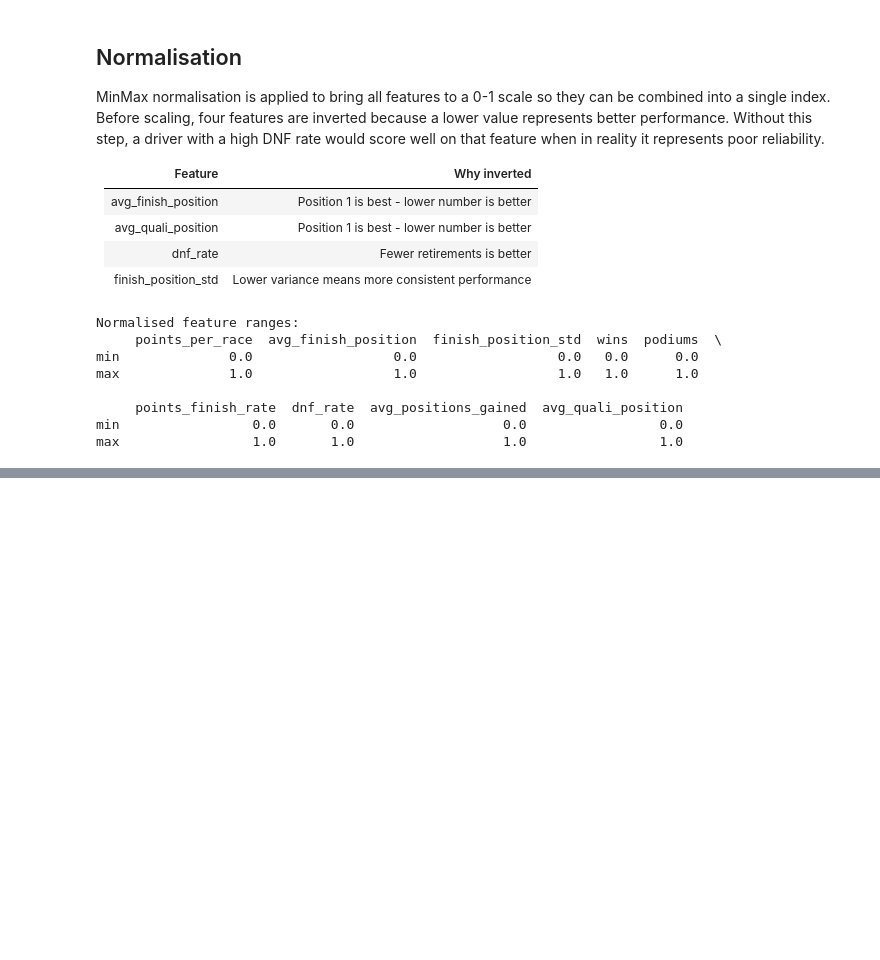
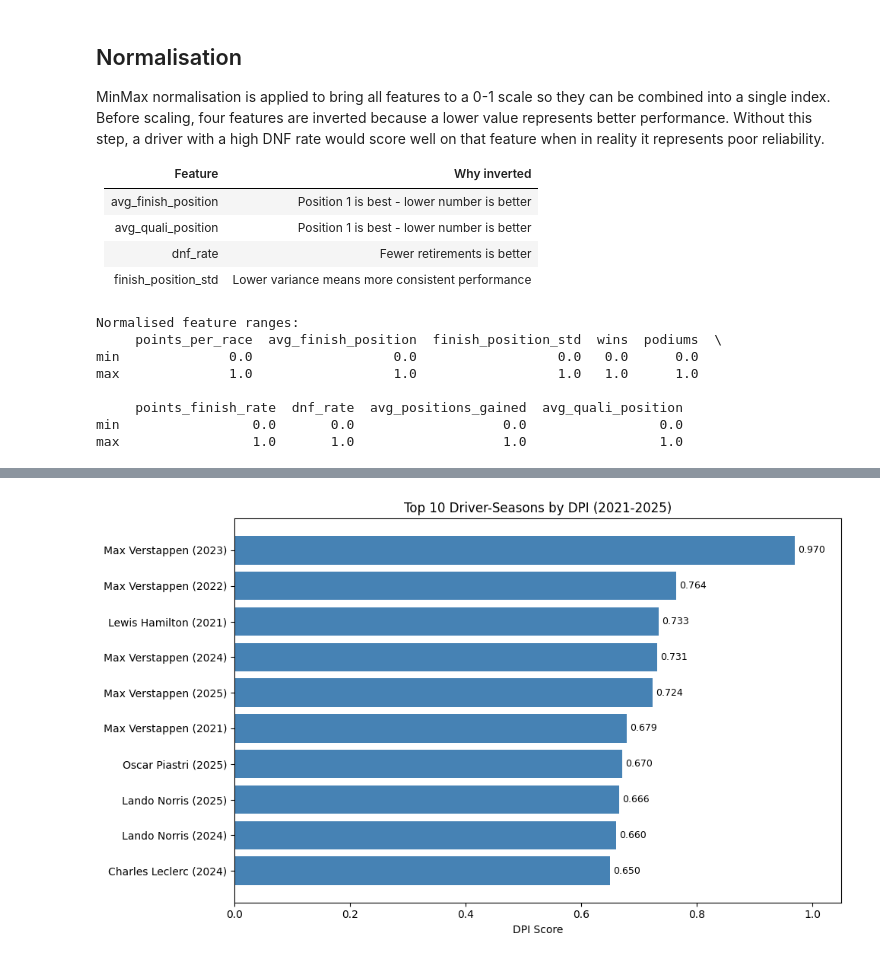
Before and after one commit to RichyJames/F1_RIchy_Odiase_Index, a Jupyter notebook: Notebooks/normalisation_weighting.ipynb, the cells around one changed output, grey strips where cells are left out. Saved outputs shown, nothing was run; the diff lists cells and outputs as text; code cells hidden in the pictures; blank space fills up the shorter version.

Commit message:
construct DPI using equal weighting and visualise top 10 driver-seasons

```diff
--- a/Notebooks/normalisation_weighting.ipynb
+++ b/Notebooks/normalisation_weighting.ipynb
@@ -68,0 +71,16 @@ max                 1.0       1.0                   1.0                 1.0
+# %%
+weight = 1 / len(index_features)
+norm_df['DPI'] = norm_df[index_features].sum(axis=1) * weight
+
+norm_df['DPI_rank'] = norm_df['DPI'].rank(
+    ascending=False, method='dense').astype(int)
+
+print(f"Equal weight applied: {weight:.4f} per feature")
+print(f"\nDPI score range: {norm_df['DPI'].min():.3f} - {norm_df['DPI'].max():.3f}")
+print("\nTop 10 driver-seasons by DPI:")
+print(
+    norm_df.sort_values('DPI', ascending=False)
+    [['driver_name', 'season', 'DPI', 'DPI_rank']]
+    .head(10)
+    .to_string(index=False)
+)
@@ -68,0 +104,19 @@ max                 1.0       1.0                   1.0                 1.0
+# %%
+top10 = norm_df.sort_values('DPI', ascending=False).head(10)
+
+plt.figure(figsize=(10, 6))
+bars = plt.barh(
+    top10['driver_name'] + ' (' + top10['season'].astype(str) + ')',
+    top10['DPI'],
+    color='steelblue'
+)
+plt.gca().invert_yaxis()
+plt.bar_label(bars, fmt='%.3f', padding=3, fontsize=9)
+plt.title('Top 10 Driver-Seasons by DPI (2021-2025)')
+plt.xlabel('DPI Score')
+plt.xlim(0, 1.05)
+plt.tight_layout()
+plt.savefig(OUTPUT_DIR / 'top10_dpi.png', dpi=150)
+plt.show()
+# %% [output]
+[figure, added]
```
Also changed, not shown: parts of 2 cells of this notebook.
